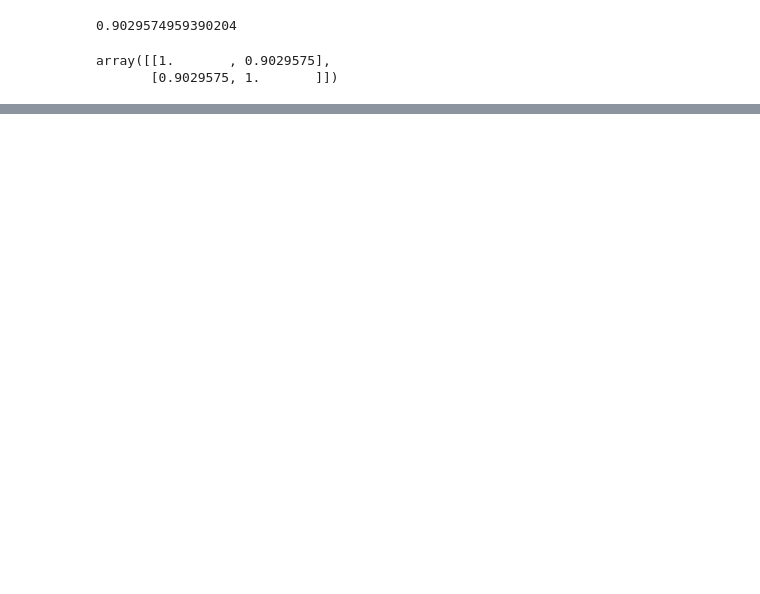
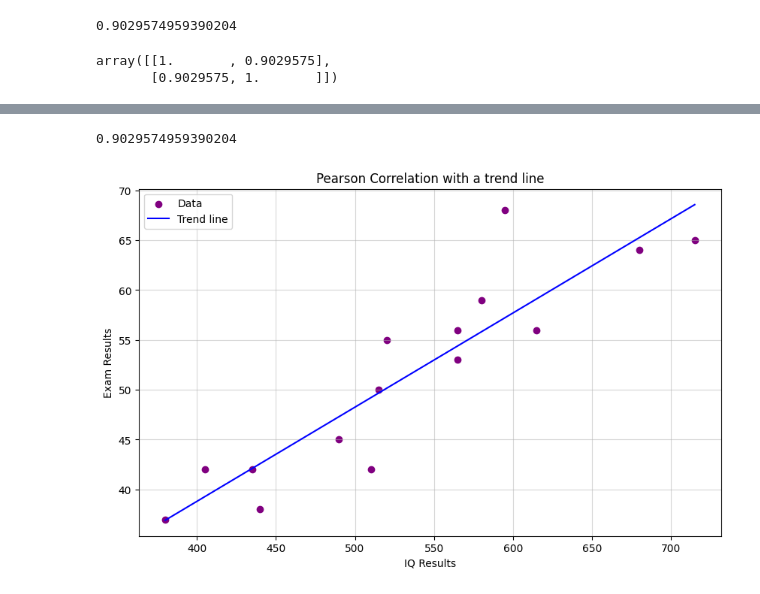
Before and after one commit to Victor-Mechkarov/V-Mechkarov, a Jupyter notebook: Jupyter_Project_Files/Correlation and Linear Regression.ipynb, the cells around one changed output, grey strips where cells are left out. Cells and saved outputs as stored; diff of their text form; code cells hidden in the pictures; blank space fills up the shorter version.

```diff
--- a/Jupyter_Project_Files/Correlation and Linear Regression.ipynb
+++ b/Jupyter_Project_Files/Correlation and Linear Regression.ipynb
@@ -157,0 +161,25 @@ Pearson correlation coefficient is - 0.90. Positive avd very strong (close to 1)
+# %%
+def Data_frame(var_1:list,var_2:list):
+    array = [var_1, list(var_2)]
+    transposd_array = [list(row) for row in zip(*array)]
+    labels = [ input("Enter lable"), input("Enter lable") ]
+    df = pd.DataFrame(transposd_array, columns=labels)
+    return df
+
+def Pearson_correlation(var_1:list,var_2:list):
+    return st.correlation(var_1, var_2)
+
+def plot_correlated_variables(var_1:list,var_2:list):
+    x = var_1
+    y = var_2
+    z = np.polyfit(x, y, 1)
+    p = np.poly1d(z)
+    plt.figure(figsize=(10, 6))
+    plt.scatter(x, y, color='purple', label='Data')
+    plt.plot(sorted(x), p(sorted(x)), color='blue', label='Trend line')
+    plt.title('Pearson Correlation with a trend line')
+    plt.xlabel('IQ Results')
+    plt.ylabel('Exam Results')
+    plt.grid(True, alpha=0.5)
+    plt.legend(loc='upper left')
+    return plt.show()
@@ -157,0 +205,8 @@ Pearson correlation coefficient is - 0.90. Positive avd very strong (close to 1)
+# %%
+Pearson_correlation(IQ_Test, Exam_results)
+# %% [output]
+0.9029574959390204
+# %%
+plot_correlated_variables(IQ_Test, Exam_results)
+# %% [output]
+[figure, added]
```
Also changed, not shown: parts of 4 cells of this notebook.
